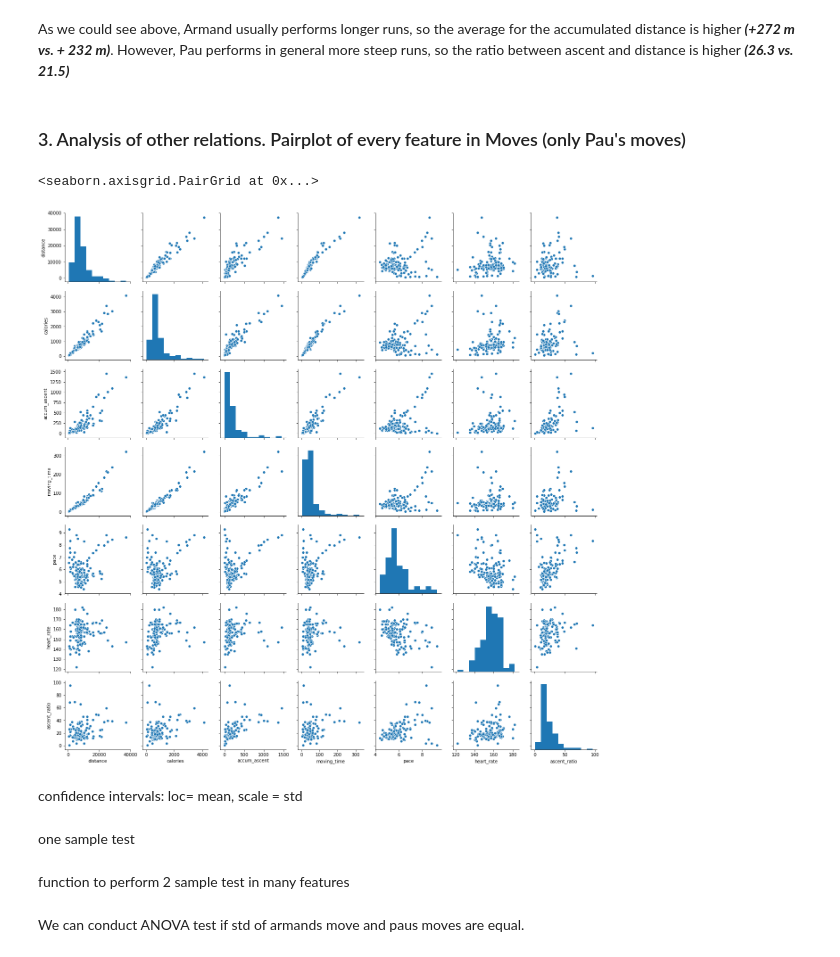
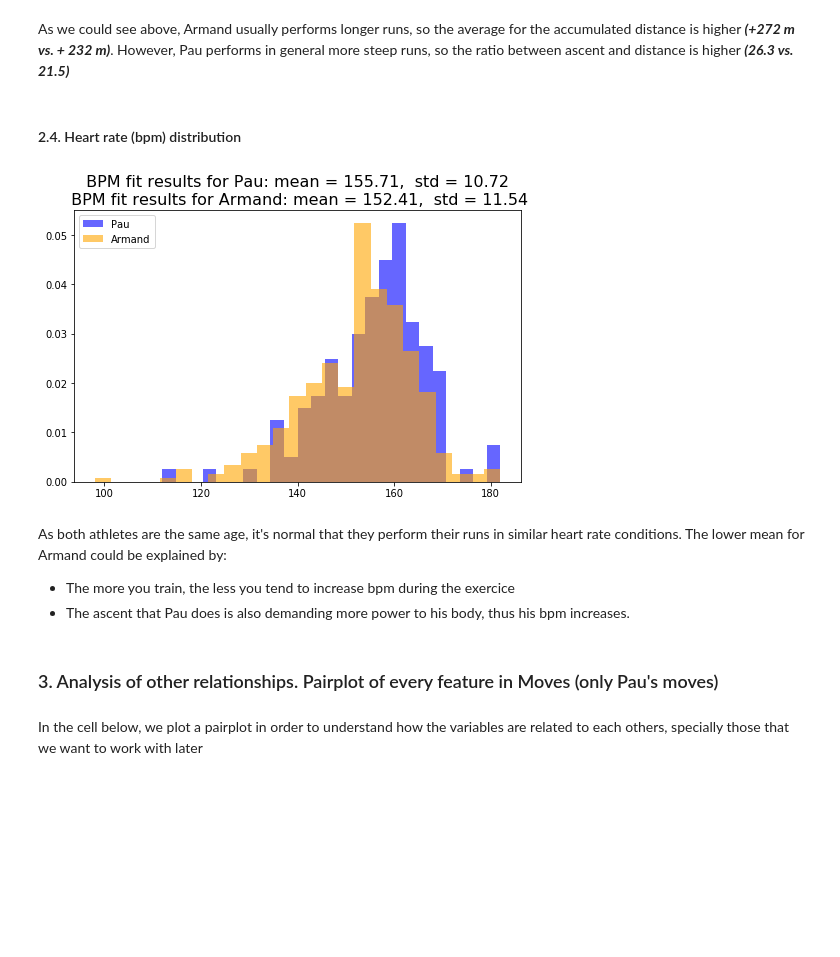
Before and after one commit to pausampietro/run_perfomance, a Jupyter notebook: 2. Data Exploratory Analysis.ipynb, the cells around one changed output. Cells and saved outputs as stored; diff of their text form; code cells hidden in the pictures; blank space fills up the shorter version.

Commit message:
Exploratory analysis finished and Hypothesis testing performed

```diff
--- a/2. Data Exploratory Analysis.ipynb
+++ b/2. Data Exploratory Analysis.ipynb
@@ -219,12 +221,34 @@ Accum_ascent average:  Pau = 232.69370629370633 , Armand = 272.04846248462485
 Ascent_ratio average:  Pau = 26.25594405594406 , Armand = 21.509225092250954
 # %% [markdown]
 As we could see above, Armand usually performs longer runs, so the average for the accumulated distance is higher ***(+272 m vs. + 232 m)***. However, Pau performs in general more steep runs, so the ratio between ascent and distance is higher ***(26.3 vs. 21.5)***
+# %% [markdown]
+#### 2.4. Heart rate (bpm) distribution
+# %%
+# Fitting a normal distribution to the data:
+hr_p = moves_p['heart_rate'][moves.heart_rate > 90]
+hr_a = moves_a['heart_rate'][(moves.heart_rate != 150.0) & (moves.heart_rate > 90)]
+
+mu_p, std_p = stats.norm.fit(hr_p)
+mu_a, std_a = stats.norm.fit(hr_a)
+
+# Plotting Histograms for both Pau and Armand pacing
+plt.figure(figsize=(8,5))
+plt.hist(hr_p, bins = 25, density=True, alpha=0.6, color='blue')
+plt.hist(hr_a, bins = 25, density=True, alpha=0.6, color='orange')
+
+title = """ BPM fit results for Pau: mean = %.2f,  std = %.2f \n BPM fit results for Armand: mean = %.2f,  std = %.2f""" % (mu_p, std_p, mu_a, std_a)
+plt.title(title, fontsize = 16)
+plt.legend(['Pau','Armand'], loc = 2)
+plt.show()
+# %% [output]
+[figure, added]
+# %% [markdown]
+As both athletes are the same age, it's normal that they perform their runs in similar heart rate conditions. The lower mean for Armand could be explained by:
+* The more you train, the less you tend to increase bpm during the exercice
+* The ascent that Pau does is also demanding more power to his body, thus his bpm increases.
 # %% [markdown]
-### 3. Analysis of other relations. Pairplot of every feature in Moves (only Pau's moves)
+### 3. Analysis of other relationships. Pairplot of every feature in Moves (only Pau's moves)
+# %% [markdown]
+In the cell below, we plot a pairplot in order to understand how the variables are related to each others, specially those that we want to work with later
 # %%
-sns.pairplot(moves_p[(moves_p.distance < 6e4) & (moves_p.pace < 10)].drop(columns=['index','move'], axis = 1))
+moves_pair = moves[(moves.distance < 4e4) & (moves.pace < 10)].drop(columns=['index','move'], axis = 1)
-# %% [output]
-<seaborn.axisgrid.PairGrid at 0x...>
-[figure, removed]
-# %% [markdown]
-confidence intervals: loc= mean, scale = std
@@ -233,2 +254,0 @@ stats.norm.interval(0.95, loc=0, scale=1)
-# %% [markdown]
-one sample test
@@ -244,2 +254,0 @@ p
-# %% [markdown]
-function to perform 2 sample test in many features
@@ -263,2 +254,0 @@ def t_test_features(s1, s2, features=['HP', 'Attack', 'Defense', 'Sp. Atk', 'Sp.
-# %% [markdown]
-We can conduct ANOVA test if std of armands move and paus moves are equal.
```
Also changed, not shown: parts of 18 cells of this notebook.
